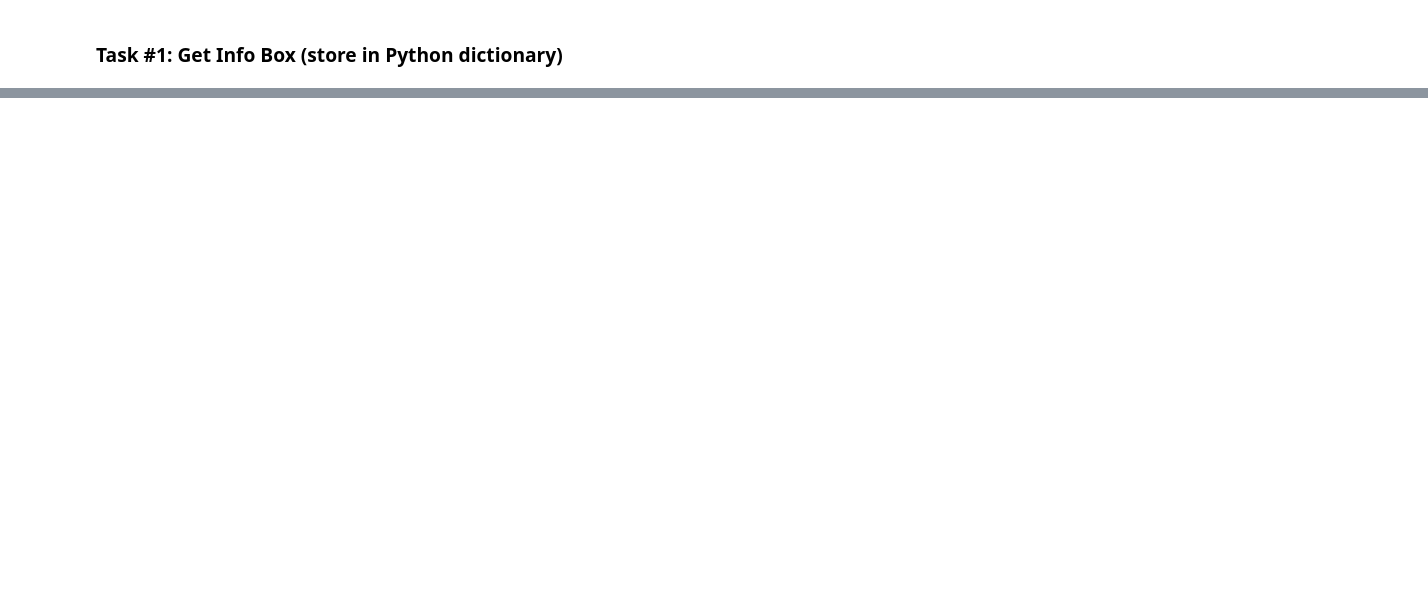
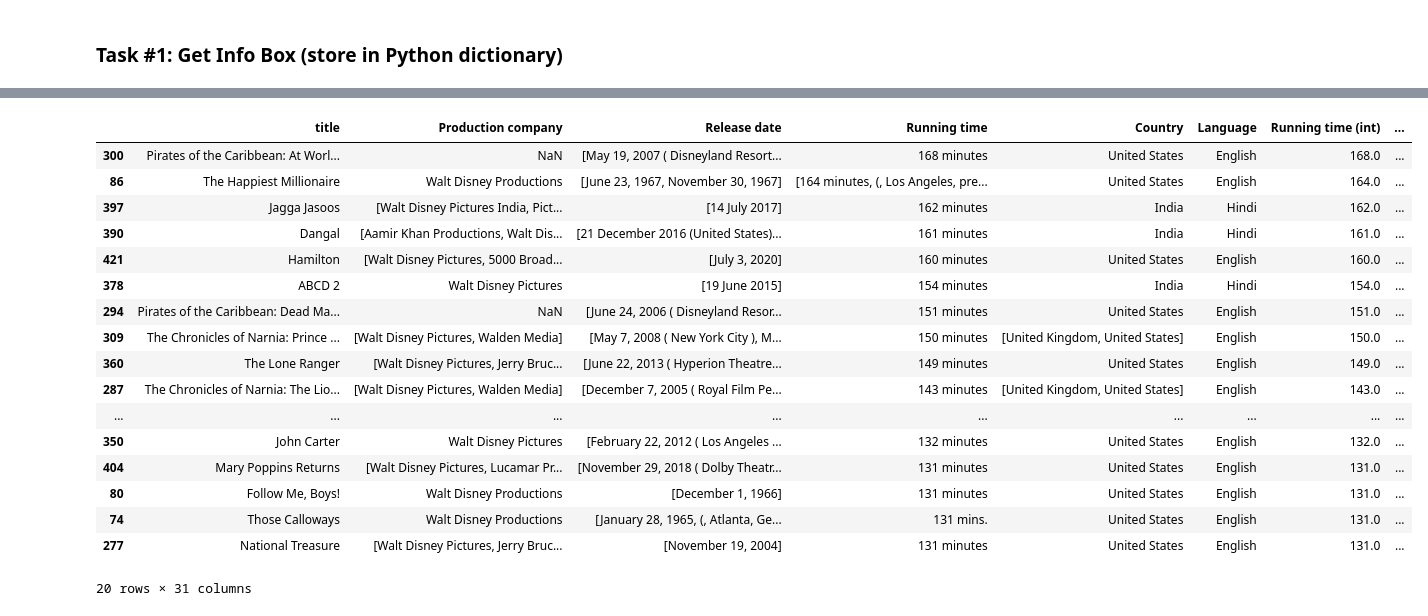
Before and after one commit to KeithGalli/disney-data-science-tasks, a Jupyter notebook: Dataset-Creation.ipynb, the cells around one changed output, grey strips where cells are left out. Saved outputs shown, nothing was run; the diff lists cells and outputs as text; code cells hidden in the pictures; blank space fills up the shorter version.

```diff
--- a/Dataset-Creation.ipynb
+++ b/Dataset-Creation.ipynb
@@ -524,0 +482,6 @@ df.groupby(["year"])['title'].count().plot()
+# %%
+import pickle
+
+def load_data_pickle(name):
+    with open(name, 'rb') as f:
+        return pickle.load(f)
@@ -524,0 +498,2 @@ df.groupby(["year"])['title'].count().plot()
+# %%
+movie_info_list = load_data_pickle('disney_movie_data_cleaned_more.pickle')
@@ -524,0 +647,22 @@ df.groupby(["year"])['title'].count().plot()
+# %%
+running_times = df.sort_values(['Running time (int)'],  ascending=False)
+running_times.head(20)
+# %% [output]
+|  | title | Production company | Release date | Running time | Country | Language | Running time (int) | ... |
+| 300 | Pirates of the Caribbean: At Worl... | NaN | [May 19, 2007 ( Disneyland Resort... | 168 minutes | United States | English | 168.0 | ... |
+| 86 | The Happiest Millionaire | Walt Disney Productions | [June 23, 1967, November 30, 1967] | [164 minutes, (, Los Angeles, pre... | United States | English | 164.0 | ... |
+| 397 | Jagga Jasoos | [Walt Disney Pictures India, Pict... | [14 July 2017] | 162 minutes | India | Hindi | 162.0 | ... |
+| 390 | Dangal | [Aamir Khan Productions, Walt Dis... | [21 December 2016 (United States)... | 161 minutes | India | Hindi | 161.0 | ... |
+| 421 | Hamilton | [Walt Disney Pictures, 5000 Broad... | [July 3, 2020] | 160 minutes | United States | English | 160.0 | ... |
+| 378 | ABCD 2 | Walt Disney Pictures | [19 June 2015] | 154 minutes | India | Hindi | 154.0 | ... |
+| 294 | Pirates of the Caribbean: Dead Ma... | NaN | [June 24, 2006 ( Disneyland Resor... | 151 minutes | United States | English | 151.0 | ... |
+| 309 | The Chronicles of Narnia: Prince ... | [Walt Disney Pictures, Walden Media] | [May 7, 2008 ( New York City ), M... | 150 minutes | [United Kingdom, United States] | English | 150.0 | ... |
+| 360 | The Lone Ranger | [Walt Disney Pictures, Jerry Bruc... | [June 22, 2013 ( Hyperion Theatre... | 149 minutes | United States | English | 149.0 | ... |
+| 287 | The Chronicles of Narnia: The Lio... | [Walt Disney Pictures, Walden Media] | [December 7, 2005 ( Royal Film Pe... | 143 minutes | [United Kingdom, United States] | English | 143.0 | ... |
+| ... | ... | ... | ... | ... | ... | ... | ... | ... |
+| 350 | John Carter | Walt Disney Pictures | [February 22, 2012 ( Los Angeles ... | 132 minutes | United States | English | 132.0 | ... |
+| 404 | Mary Poppins Returns | [Walt Disney Pictures, Lucamar Pr... | [November 29, 2018 ( Dolby Theatr... | 131 minutes | United States | English | 131.0 | ... |
+| 80 | Follow Me, Boys! | Walt Disney Productions | [December 1, 1966] | 131 minutes | United States | English | 131.0 | ... |
+| 74 | Those Calloways | Walt Disney Productions | [January 28, 1965, (, Atlanta, Ge... | 131 mins. | United States | English | 131.0 | ... |
+| 277 | National Treasure | [Walt Disney Pictures, Jerry Bruc... | [November 19, 2004] | 131 minutes | United States | English | 131.0 | ... |
+20 rows × 31 columns
```
Also changed, not shown: parts of 88 cells of this notebook, 9 other files.
